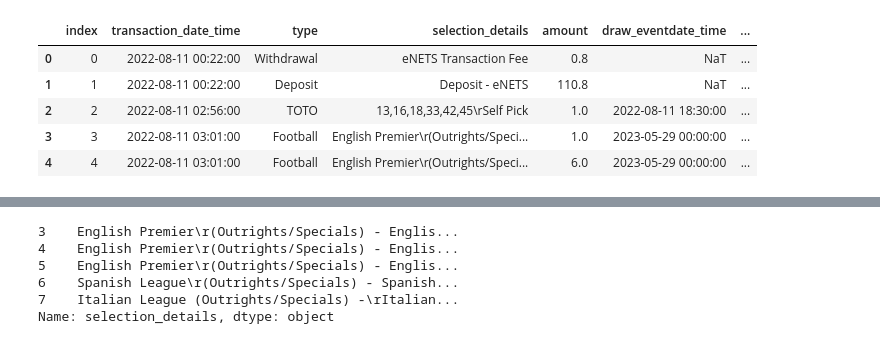
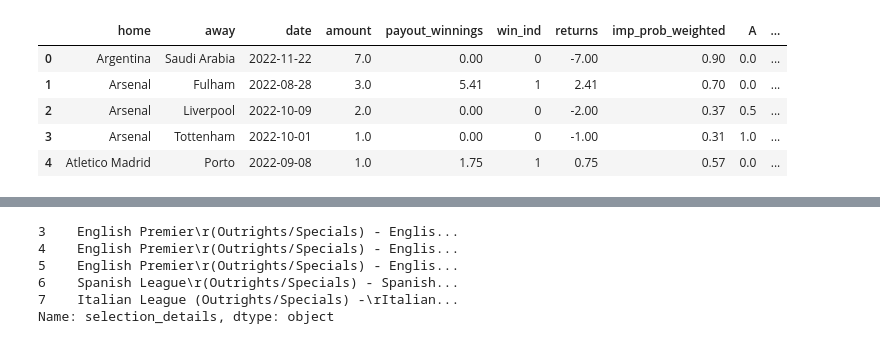
Before and after one commit to galenhew/pool-analytics, a Jupyter notebook: notebook/test.ipynb, the cells around one changed output, grey strips where cells are left out. Drawn from its saved outputs; the diff is of its cells as text; code cells hidden in the pictures.

Commit message:
add prob to chart and archie score

```diff
--- a/notebook/test.ipynb
+++ b/notebook/test.ipynb
@@ -124,7 +128,7 @@ def return_by_match_table(df):
     df['match_total_bet'] = df.groupby(['home', 'away', 'datetime'])['amount'].transform(np.sum)
     df['match_total_returns'] = df.groupby(['home', 'away', 'datetime'])['payout_winnings'].transform(np.sum)
     df['bet_per_match'] = df['amount'] / df['match_total_bet']
-    df['imp_prob_weighted'] = df['imp_prob'] * df['bet_per_match']
+    df['imp_prob_weighted'] = np.round(df['imp_prob'] * df['bet_per_match'],2)
     df['date'] = df['datetime'].dt.date
 
     # groupby
@@ -143,12 +147,12 @@ def return_by_match_table(df):
     a = df[['A', 'D', 'H']]
     df = df.assign(side_agg=a.idxmax(axis=1), max_side_bet=a.max(axis=1))
     df['exact_frac_win'] = df['max_side_bet'] * df['agg_win_ind']
-
-    return df.reset_index()
+    df = df.reset_index()
+    df['match_name'] = df['home'] + ' v ' + df['away']
+    return df
 
 
 def return_by_match_table_simple(df):
-    df['match_name'] = df['home'] + ' v ' + df['away']
     df = df[['match_name', 'date', 'returns']]
     return df
 # %%
@@ -162,12 +166,16 @@ def convert_to_df(df_input):
     if df_input is not None:
         df = df_input.copy()
         df = process(df)
+    return df
+
+
+def df_to_match(df):
+    if df is not None:
         df = football_table(df)
         df_wr = win_ratio_table(df)
-        ## wr= charts.win_ratio(df_wr)
-        # df_match = return_by_match_table(df_wr)
-        # df_match2 = return_by_match_table_simple(df_match)
-    return df
+        # wr= charts.win_ratio(df_wr)
+        df_match = return_by_match_table(df_wr)
+    return df_match
 # %%
 df = fetch_eg_csv(path)
 # %% [output]
@@ -186,11 +200,12 @@ df.head()
 | 4 | 11 Aug 2022\r03:01 AM | Football | Web | English Premier\r(Outrights/Speci... | $ 6.00 | 29 May 2023\r12:00 AM | ... |
 # %%
 df_clean = process(df)
-df_clean.head()
+df_match = df_to_match(df_clean)
+df_match.head()
 # %% [output]
-|  | index | transaction_date_time | type | selection_details | amount | draw_eventdate_time | ... |
-| 0 | 0 | 2022-08-11 00:22:00 | Withdrawal | eNETS Transaction Fee | 0.8 | NaT | ... |
-| 1 | 1 | 2022-08-11 00:22:00 | Deposit | Deposit - eNETS | 110.8 | NaT | ... |
-| 2 | 2 | 2022-08-11 02:56:00 | TOTO | 13,16,18,33,42,45\rSelf Pick | 1.0 | 2022-08-11 18:30:00 | ... |
-| 3 | 3 | 2022-08-11 03:01:00 | Football | English Premier\r(Outrights/Speci... | 1.0 | 2023-05-29 00:00:00 | ... |
-| 4 | 4 | 2022-08-11 03:01:00 | Football | English Premier\r(Outrights/Speci... | 6.0 | 2023-05-29 00:00:00 | ... |
+|  | home | away | date | amount | payout_winnings | win_ind | returns | imp_prob_weighted | A | ... |
+| 0 | Argentina | Saudi Arabia | 2022-11-22 | 7.0 | 0.00 | 0 | -7.00 | 0.90 | 0.0 | ... |
+| 1 | Arsenal | Fulham | 2022-08-28 | 3.0 | 5.41 | 1 | 2.41 | 0.70 | 0.0 | ... |
+| 2 | Arsenal | Liverpool | 2022-10-09 | 2.0 | 0.00 | 0 | -2.00 | 0.37 | 0.5 | ... |
+| 3 | Arsenal | Tottenham | 2022-10-01 | 1.0 | 0.00 | 0 | -1.00 | 0.31 | 1.0 | ... |
+| 4 | Atletico Madrid | Porto | 2022-09-08 | 1.0 | 1.75 | 1 | 0.75 | 0.57 | 0.0 | ... |
```
Also changed, not shown: parts of 11 cells of this notebook, 7 other files.
